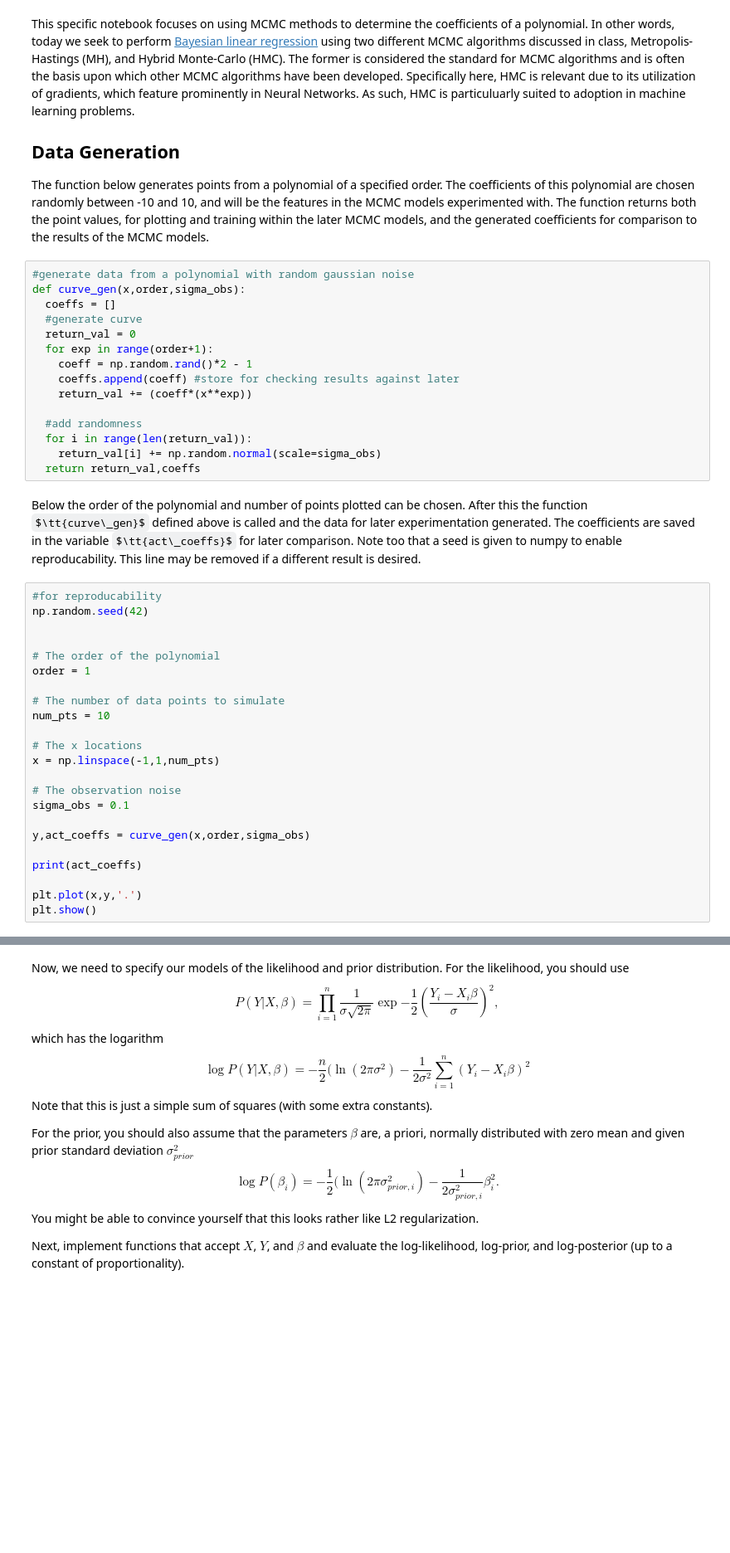
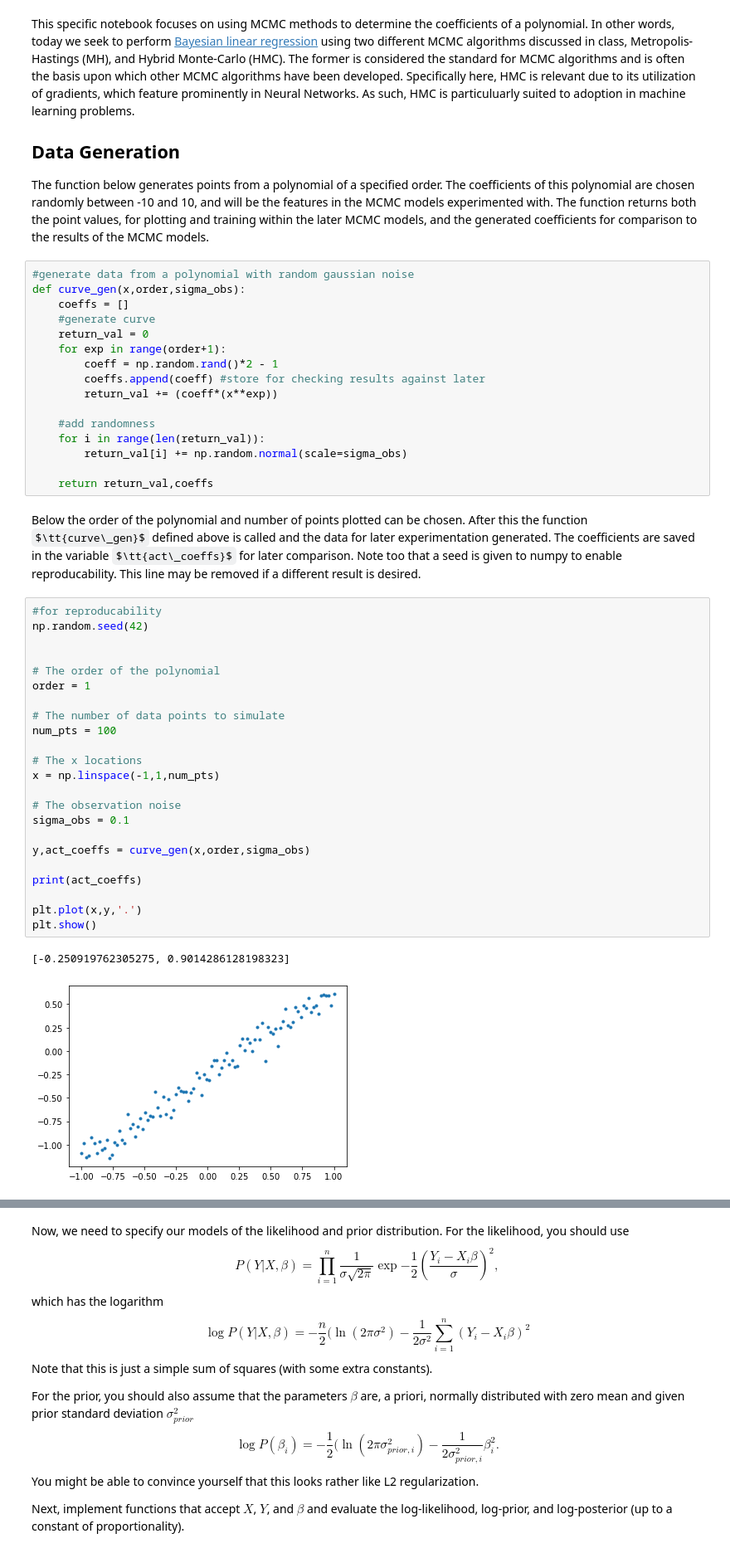
Before and after one commit to UMT-CSCI-591-Deep-Learning-2022/Week_14_MCMC, a Jupyter notebook: BayesianLinearRegression.ipynb, the cells around one changed output, grey strips where cells are left out. Shown: that part at 83% size. Saved outputs shown, nothing was run; the diff lists cells and outputs as text; some formulas as TeX source; blank space fills up the shorter version.

```diff
--- a/BayesianLinearRegression.ipynb
+++ b/BayesianLinearRegression.ipynb
@@ -17,43 +17,47 @@ The function below generates points from a polynomial of a specified order.  The
 # %%
 #generate data from a polynomial with random gaussian noise
 def curve_gen(x,order,sigma_obs):
-  coeffs = []
-  #generate curve
-  return_val = 0
-  for exp in range(order+1):
-    coeff = np.random.rand()*2 - 1
-    coeffs.append(coeff) #store for checking results against later
-    return_val += (coeff*(x**exp))
+    coeffs = []
+    #generate curve
+    return_val = 0
+    for exp in range(order+1):
+        coeff = np.random.rand()*2 - 1
+        coeffs.append(coeff) #store for checking results against later
+        return_val += (coeff*(x**exp))
 
-  #add randomness
-  for i in range(len(return_val)):
-    return_val[i] += np.random.normal(scale=sigma_obs)
-  return return_val,coeffs
+    #add randomness
+    for i in range(len(return_val)):
+        return_val[i] += np.random.normal(scale=sigma_obs)
+
+    return return_val,coeffs
 # %% [markdown]
 Below the order of the polynomial and number of points plotted can be chosen.  After this the function $\tt{curve\_gen}$ defined above is called and the data for later experimentation generated.  The coefficients are saved in the variable $\tt{act\_coeffs}$ for later comparison.  Note too that a seed is given to numpy to enable reproducability.  This line may be removed if a different result is desired.
 # %%
 #for reproducability
 np.random.seed(42)
 
 
 # The order of the polynomial
 order = 1
 
 # The number of data points to simulate
-num_pts = 10
+num_pts = 100
 
 # The x locations
 x = np.linspace(-1,1,num_pts)
 
 # The observation noise
 sigma_obs = 0.1
 
 y,act_coeffs = curve_gen(x,order,sigma_obs)
 
 print(act_coeffs)
 
 plt.plot(x,y,'.')
 plt.show()
+# %% [output]
+[-0.250919762305275, 0.9014286128198323]
+[figure, added]
 # %% [markdown]
 ## Bayesian Functions
 Here functions are defined for the calculation of the posterior distribution.  In particular we need both the prior and the likelihood for the calculation of the posterior.  According to Bayes' theorem, knowing these two terms along with the evidence (i.e. probability of the specific data being chosen) is all that is needed to calculate the posterior.  Bayes' theorem according to the variables defined in this document is presented below.
```
Also changed, not shown: parts of 14 cells of this notebook.
